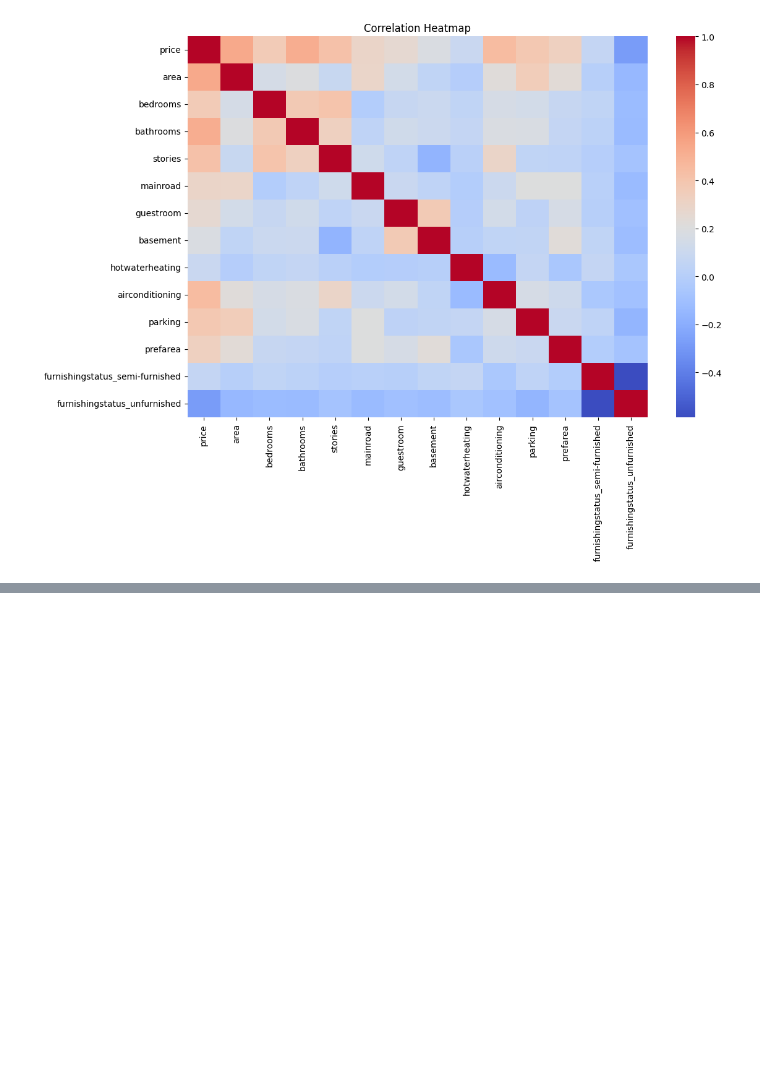
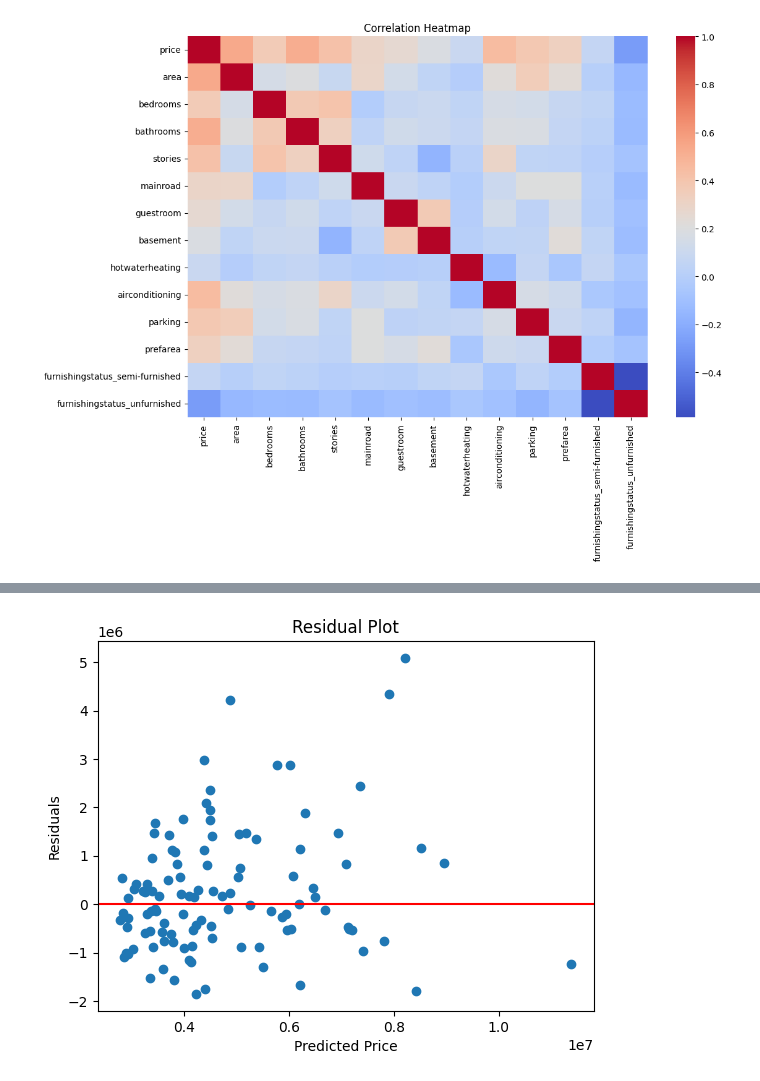
Before and after one commit to apekshakashyap17/House-price-prediction-system, a Jupyter notebook: housing.ipynb, the cells around one changed output, grey strips where cells are left out. Saved outputs shown, nothing was run; the diff lists cells and outputs as text; code cells hidden in the pictures; blank space fills up the shorter version.

```diff
--- a/housing.ipynb
+++ b/housing.ipynb
@@ -178,0 +303,13 @@ plt.show()
+# %%
+import matplotlib.pyplot as plt
+
+residuals = y_test_actual - y_pred
+
+plt.scatter(y_pred, residuals)
+plt.axhline(0, color='red')
+plt.xlabel("Predicted Price")
+plt.ylabel("Residuals")
+plt.title("Residual Plot")
+plt.show()
+# %% [output]
+[figure, added]
```
Also changed, not shown: parts of 23 cells of this notebook.
